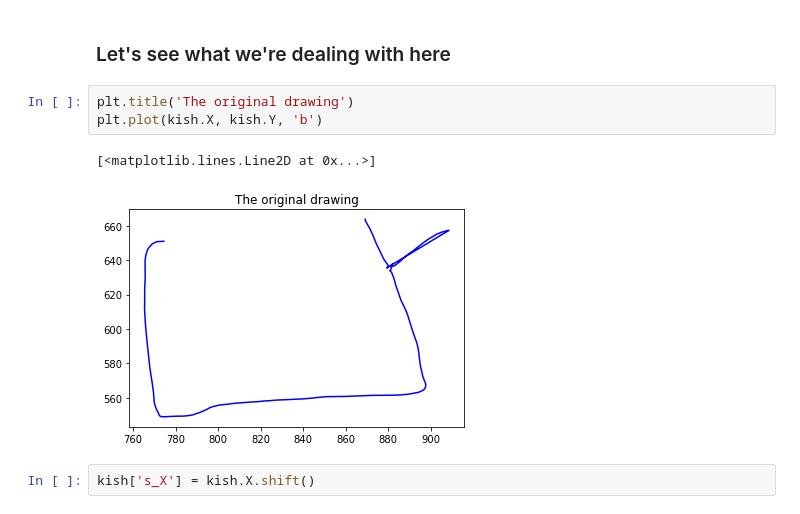
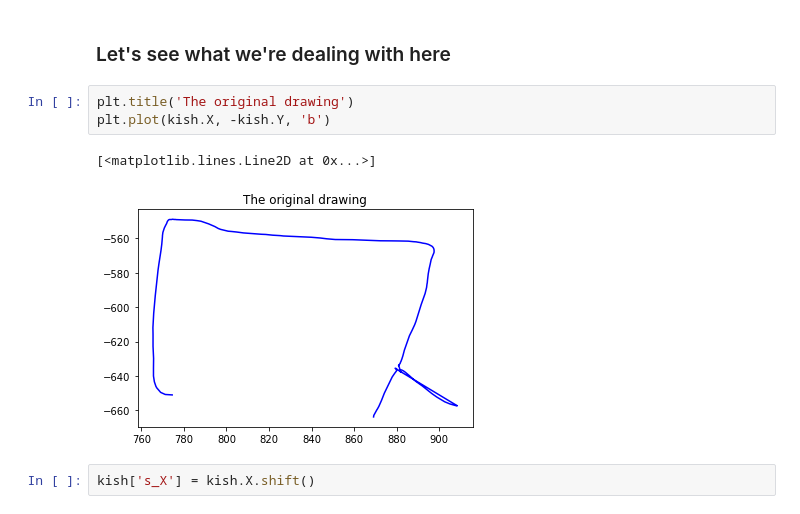
Before and after one commit to Matan-Shimon/Data-Visualization, a Jupyter notebook: Pandas Project.ipynb, the cells around one changed output. Cells and saved outputs as stored; diff of their text form.

```diff
--- a/Pandas Project.ipynb
+++ b/Pandas Project.ipynb
@@ -101,10 +88,10 @@ memory usage: 14.5 KB
 ### Let's see what we're dealing with here
 # %%
 plt.title('The original drawing')
-plt.plot(kish.X, kish.Y, 'b')
+plt.plot(kish.X, -kish.Y, 'b')
 # %% [output]
 [<matplotlib.lines.Line2D at 0x...>]
-[figure, old version]
+[figure, new version]
 # %%
 kish['s_X'] = kish.X.shift()
 # %%
```
Also changed, not shown: parts of 34 cells of this notebook.
